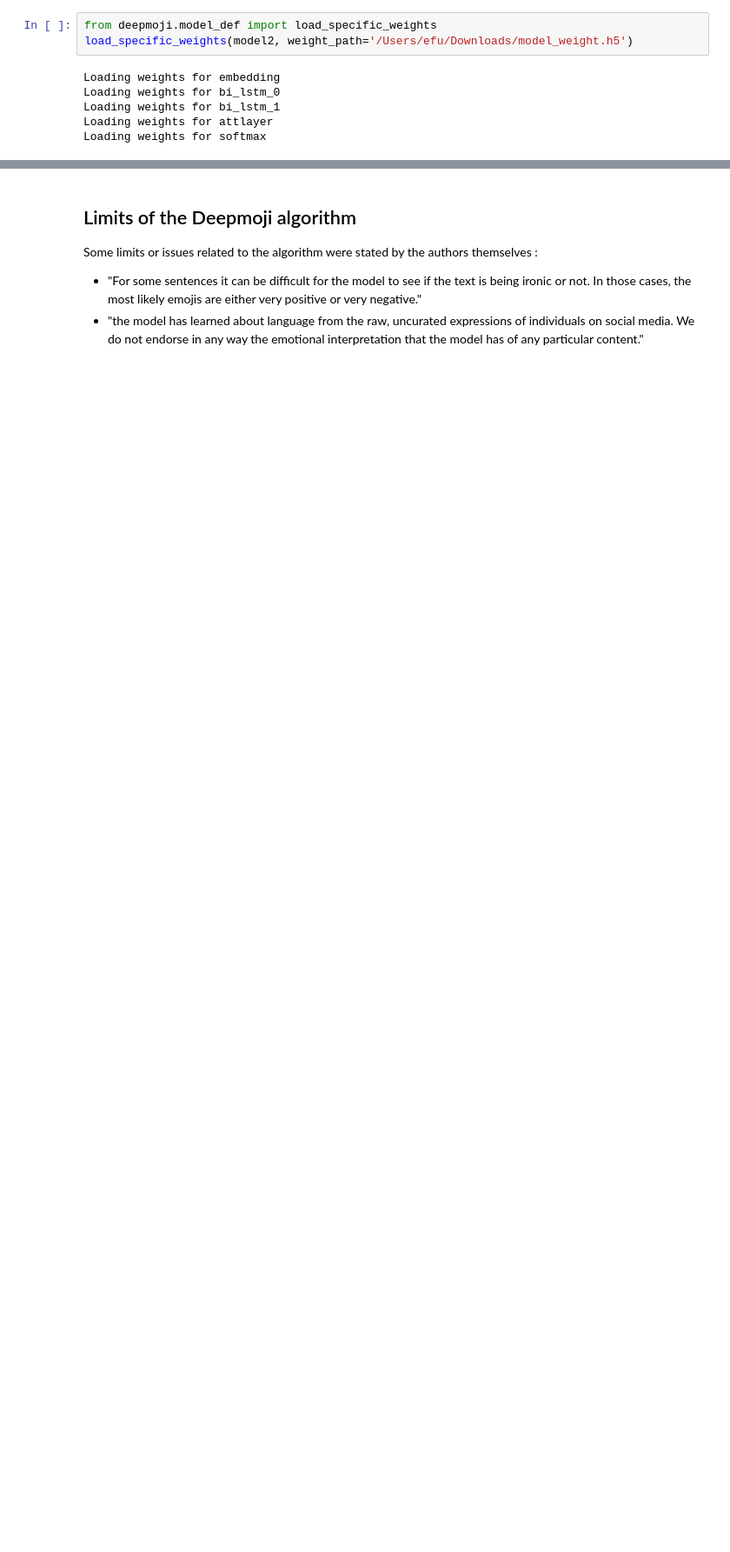
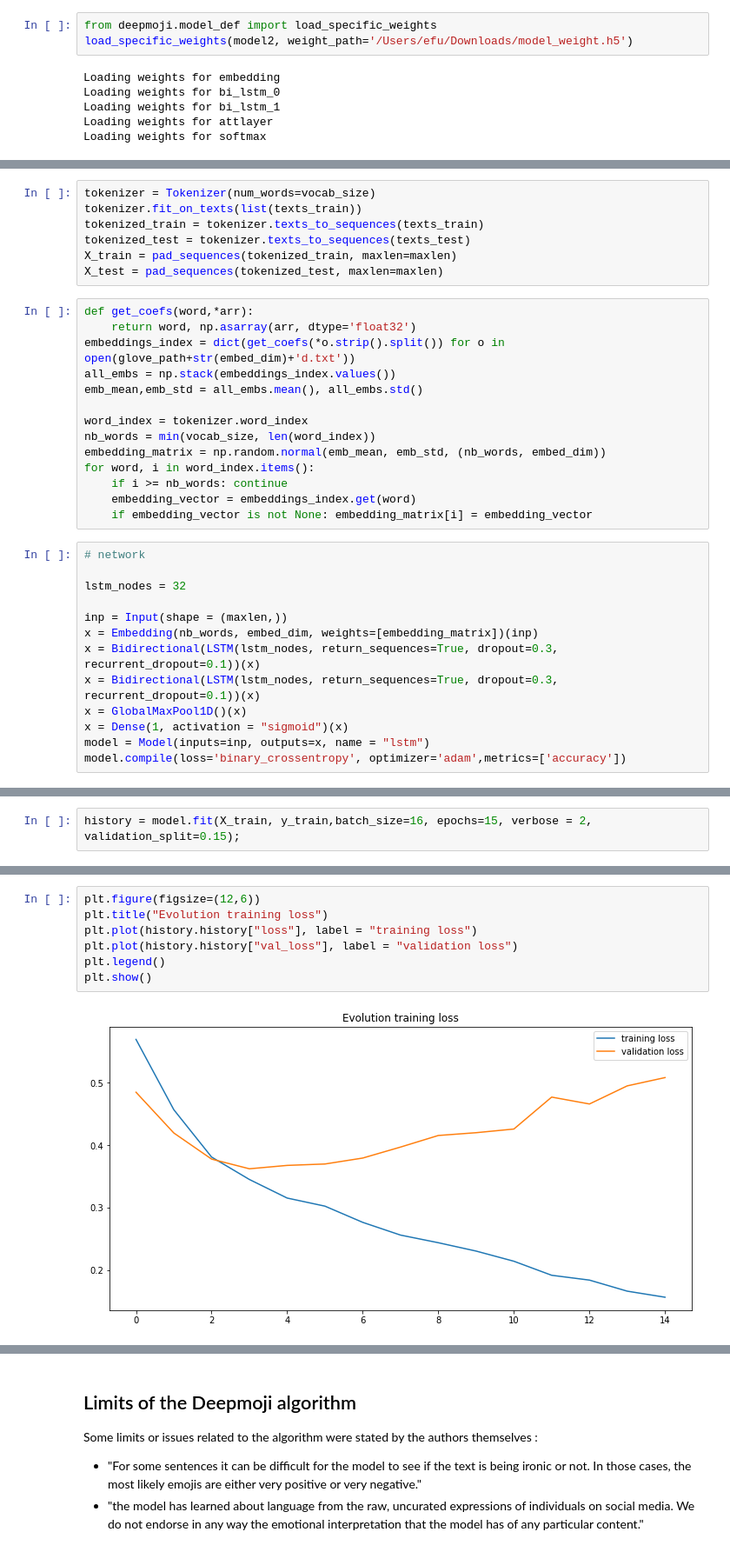
Before and after one commit to paul401/HDDL_moji, a Jupyter notebook: notebook_presentation.ipynb, the cells around one changed output, grey strips where cells are left out. Shown at 87% size. Drawn from its saved outputs; the diff is of its cells as text; blank space fills up the shorter version.

```diff
--- a/notebook_presentation.ipynb
+++ b/notebook_presentation.ipynb
@@ -413,0 +379,34 @@ print(np.shape(y_pred_val))
+# %%
+tokenizer = Tokenizer(num_words=vocab_size)
+tokenizer.fit_on_texts(list(texts_train))
+tokenized_train = tokenizer.texts_to_sequences(texts_train)
+tokenized_test = tokenizer.texts_to_sequences(texts_test)
+X_train = pad_sequences(tokenized_train, maxlen=maxlen)
+X_test = pad_sequences(tokenized_test, maxlen=maxlen)
+# %%
+def get_coefs(word,*arr):
+    return word, np.asarray(arr, dtype='float32')
+embeddings_index = dict(get_coefs(*o.strip().split()) for o in open(glove_path+str(embed_dim)+'d.txt'))
+all_embs = np.stack(embeddings_index.values())
+emb_mean,emb_std = all_embs.mean(), all_embs.std()
+
+word_index = tokenizer.word_index
+nb_words = min(vocab_size, len(word_index))
+embedding_matrix = np.random.normal(emb_mean, emb_std, (nb_words, embed_dim))
+for word, i in word_index.items():
+    if i >= nb_words: continue
+    embedding_vector = embeddings_index.get(word)
+    if embedding_vector is not None: embedding_matrix[i] = embedding_vector
+# %%
+# network
+
+lstm_nodes = 32
+
+inp = Input(shape = (maxlen,))
+x = Embedding(nb_words, embed_dim, weights=[embedding_matrix])(inp)
+x = Bidirectional(LSTM(lstm_nodes, return_sequences=True, dropout=0.3, recurrent_dropout=0.1))(x)
+x = Bidirectional(LSTM(lstm_nodes, return_sequences=True, dropout=0.3, recurrent_dropout=0.1))(x)
+x = GlobalMaxPool1D()(x)
+x = Dense(1, activation = "sigmoid")(x)
+model = Model(inputs=inp, outputs=x, name = "lstm")
+model.compile(loss='binary_crossentropy', optimizer='adam',metrics=['accuracy'])
@@ -413,0 +435,2 @@ print(np.shape(y_pred_val))
+# %%
+history = model.fit(X_train, y_train,batch_size=16, epochs=15, verbose = 2, validation_split=0.15);
@@ -413,0 +455,9 @@ print(np.shape(y_pred_val))
+# %%
+plt.figure(figsize=(12,6))
+plt.title("Evolution training loss")
+plt.plot(history.history["loss"], label = "training loss")
+plt.plot(history.history["val_loss"], label = "validation loss")
+plt.legend()
+plt.show()
+# %% [output]
+[figure, added]
```
Also changed, not shown: parts of 35 cells of this notebook, 1 other file.
